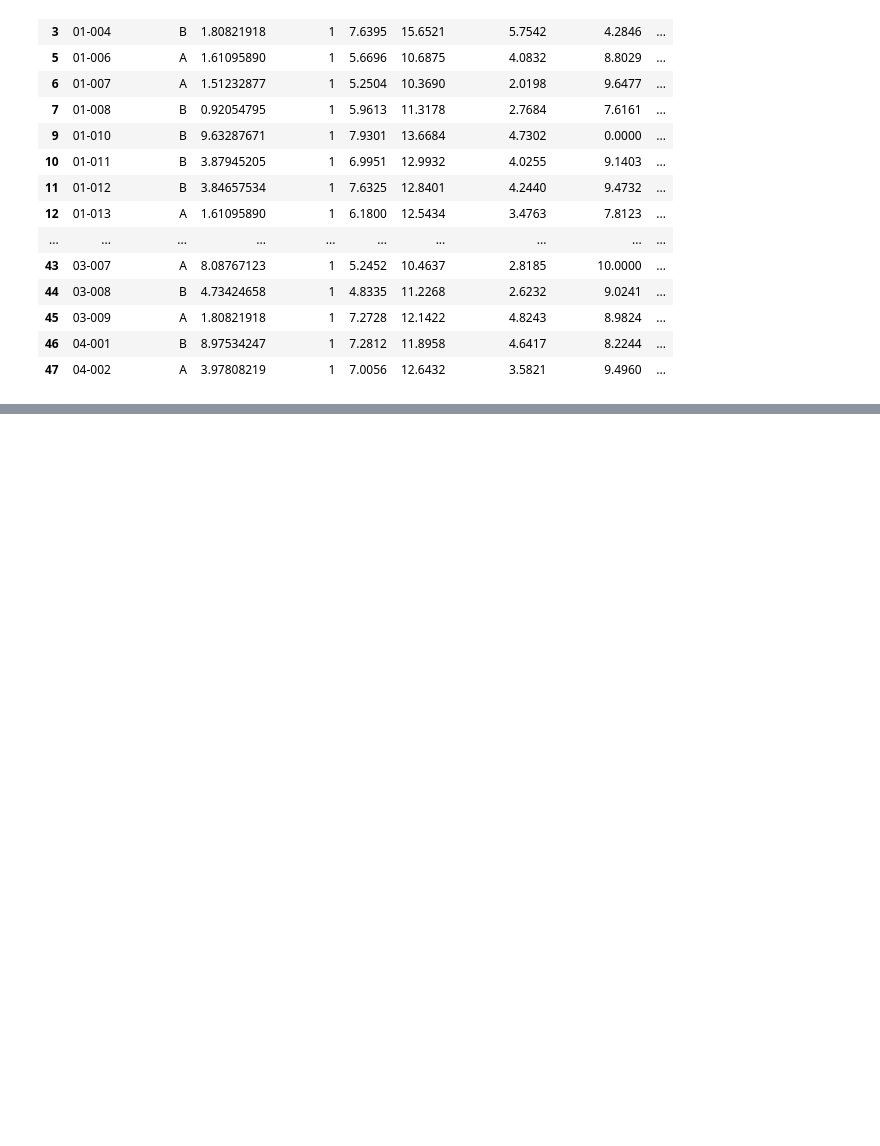
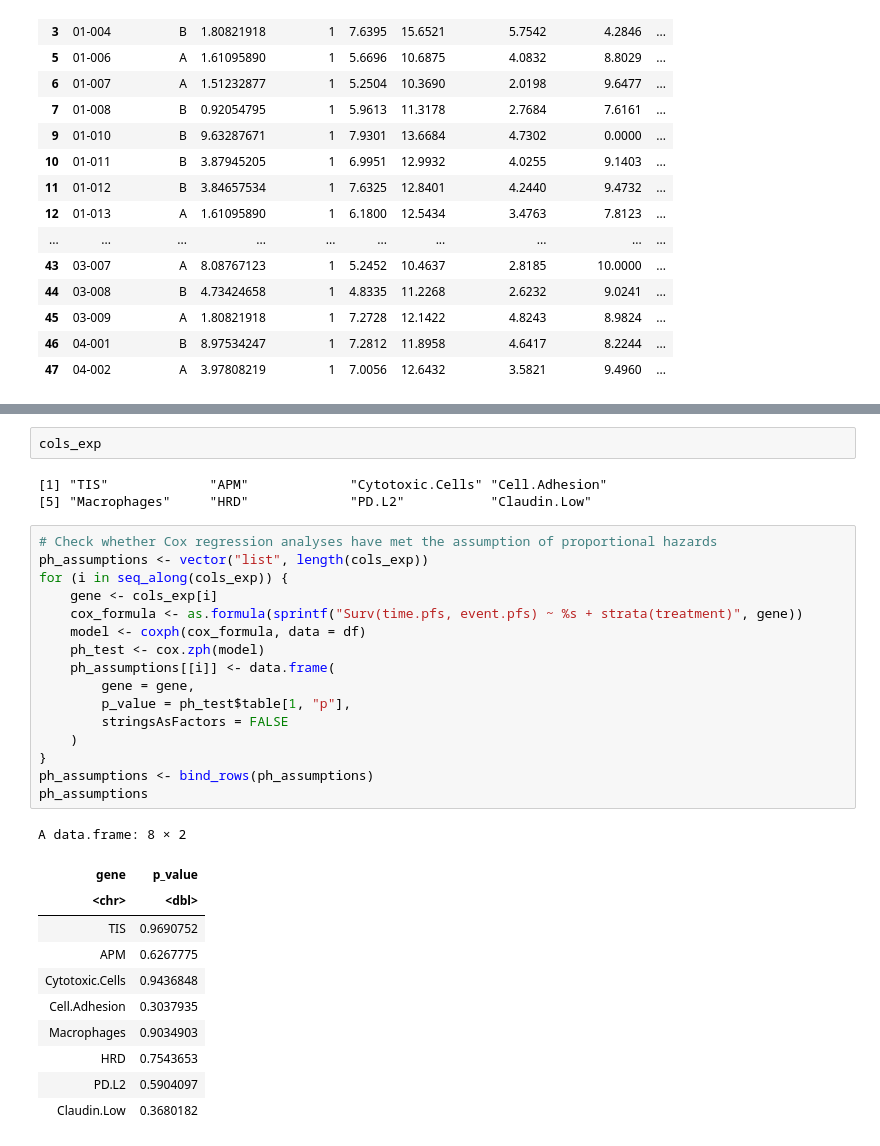
Before and after one commit to zhxiaokang/ALICE, a Jupyter notebook: analysis.ipynb, the cells around one changed output, grey strips where cells are left out. Drawn from its saved outputs; the diff is of its cells as text; blank space fills up the shorter version.

```diff
--- a/analysis.ipynb
+++ b/analysis.ipynb
@@ -65,0 +87,33 @@ A data.frame: 44 × 12
+# %%
+cols_exp
+# %% [output]
+[1] "TIS"             "APM"             "Cytotoxic.Cells" "Cell.Adhesion"
+[5] "Macrophages"     "HRD"             "PD.L2"           "Claudin.Low"
+# %%
+# Check whether Cox regression analyses have met the assumption of proportional hazards
+ph_assumptions <- vector("list", length(cols_exp))
+for (i in seq_along(cols_exp)) {
+    gene <- cols_exp[i]
+    cox_formula <- as.formula(sprintf("Surv(time.pfs, event.pfs) ~ %s + strata(treatment)", gene))
+    model <- coxph(cox_formula, data = df)
+    ph_test <- cox.zph(model)
+    ph_assumptions[[i]] <- data.frame(
+        gene = gene,
+        p_value = ph_test$table[1, "p"],
+        stringsAsFactors = FALSE
+    )
+}
+ph_assumptions <- bind_rows(ph_assumptions)
+ph_assumptions
+# %% [output]
+A data.frame: 8 × 2
+| gene | p_value |
+| <chr> | <dbl> |
+| TIS | 0.9690752 |
+| APM | 0.6267775 |
+| Cytotoxic.Cells | 0.9436848 |
+| Cell.Adhesion | 0.3037935 |
+| Macrophages | 0.9034903 |
+| HRD | 0.7543653 |
+| PD.L2 | 0.5904097 |
+| Claudin.Low | 0.3680182 |
```
Also changed, not shown: parts of 4 cells of this notebook.
